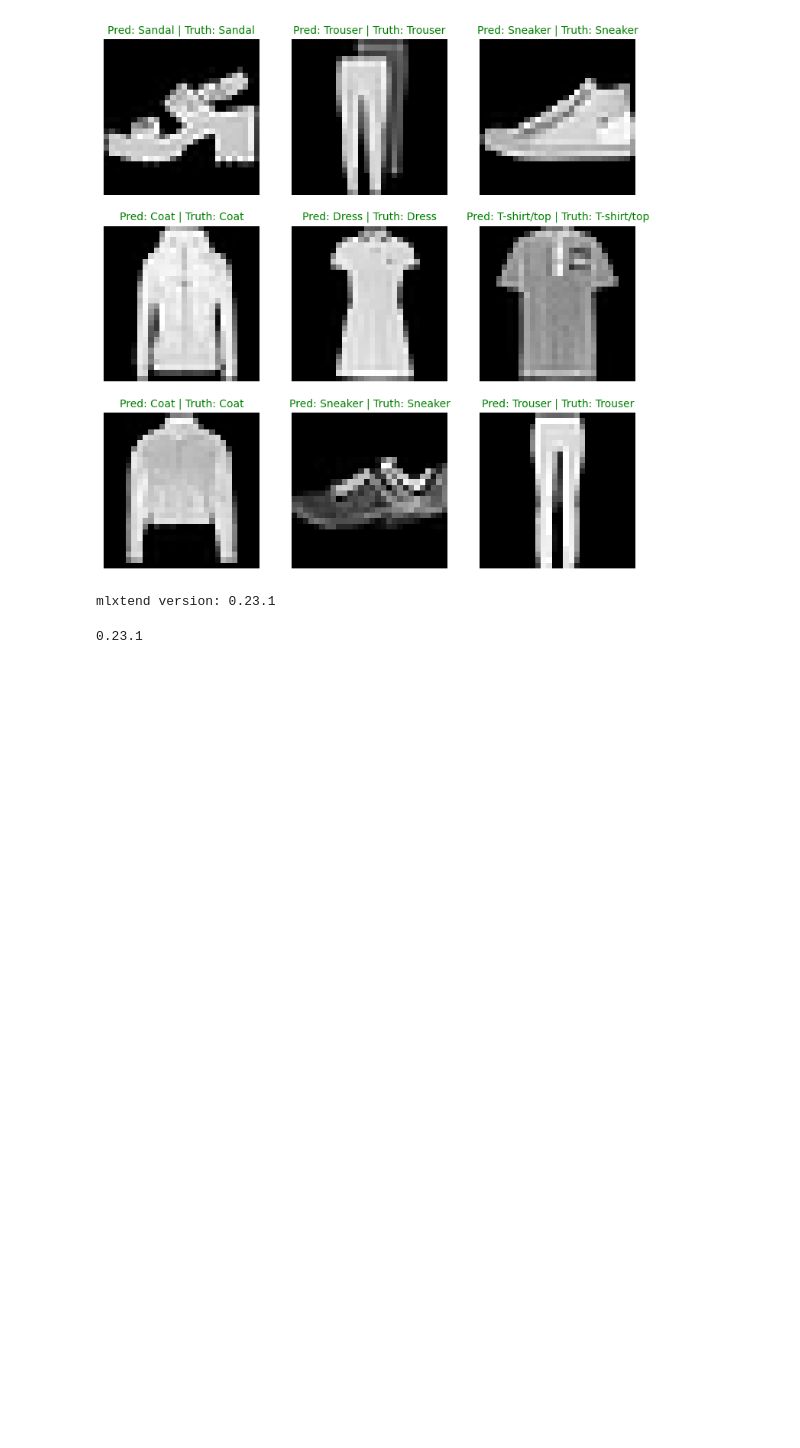
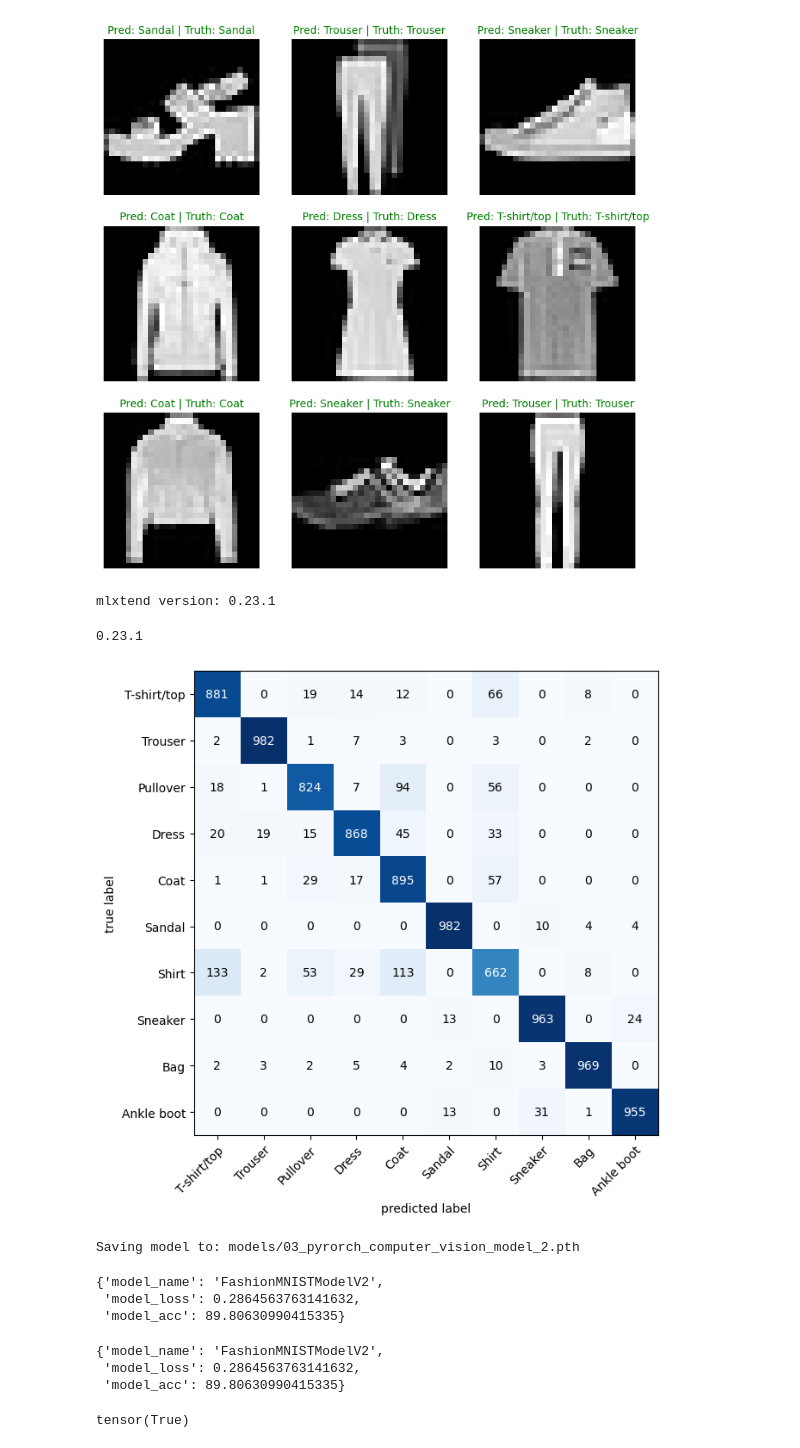
Before and after one commit to Ashes814/learn-pytorch, a Jupyter notebook: 03_pytorch_nn_cv.ipynb, the cells around one changed output. Saved outputs shown, nothing was run; the diff lists cells and outputs as text; code cells hidden in the pictures; blank space fills up the shorter version.

```diff
--- a/03_pytorch_nn_cv.ipynb
+++ b/03_pytorch_nn_cv.ipynb
@@ -921,3 +921,71 @@ print(mlxtend.__version__)
 assert int(mlxtend.__version__.split(".")[1]) >= 19
 # %% [output]
 0.23.1
+# %%
+from torchmetrics import ConfusionMatrix
+from mlxtend.plotting import plot_confusion_matrix
+
+confmat = ConfusionMatrix(num_classes=len(class_names), task="multiclass")
+confmat_tensor = confmat(preds=y_pred_tensor,
+                         target=test_data.targets)
+fig, ax = plot_confusion_matrix(
+            conf_mat = confmat_tensor.numpy(),
+            class_names=class_names,
+            figsize=(10, 7));
+# %% [output]
+[figure, added]
+# %%
+from pathlib import Path
+MODEL_PATH = Path("models")
+MODEL_PATH.mkdir(parents=True,
+                 exist_ok=True)
+
+MODEL_NAME = "03_pyrorch_computer_vision_model_2.pth"
+MODEL_SAVE_PATH = MODEL_PATH / MODEL_NAME
+
+print(f"Saving model to: {MODEL_SAVE_PATH}")
+torch.save(obj=model_2.state_dict(),
+           f=MODEL_SAVE_PATH)
+# %% [output]
+Saving model to: models/03_pyrorch_computer_vision_model_2.pth
+# %%
+# Create a new instance of FashionMNISTModelV2 (the same class as our saved state_dict())
+# Note: loading model will error if the shapes here aren't the same as the saved version
+loaded_model_2 = FashionMNISTModelV2(input_shape=1,
+                                    hidden_units=10, # try changing this to 128 and seeing what happens
+                                    output_shape=10)
+
+# Load in the saved state_dict()
+loaded_model_2.load_state_dict(torch.load(f=MODEL_SAVE_PATH))
+
+# Send model to GPU
+loaded_model_2 = loaded_model_2.to(device)
+# Evaluate loaded model
+torch.manual_seed(42)
+
+loaded_model_2_results = eval_model(
+    model=loaded_model_2,
+    data_loader=test_dataloader,
+    loss_fn=loss_fn,
+    accuracy_fn=accuracy_fn
+)
+
+loaded_model_2_results
+# %% [output]
+{'model_name': 'FashionMNISTModelV2',
+ 'model_loss': 0.2864563763141632,
+ 'model_acc': 89.80630990415335}
+# %%
+model_2_results
+# %% [output]
+{'model_name': 'FashionMNISTModelV2',
+ 'model_loss': 0.2864563763141632,
+ 'model_acc': 89.80630990415335}
+# %%
+# Check to see if results are close to each other (if they are very far away, there may be an error)
+torch.isclose(torch.tensor(model_2_results["model_loss"]),
+              torch.tensor(loaded_model_2_results["model_loss"]),
+              atol=1e-08, # absolute tolerance
+              rtol=0.0001) # relative tolerance
+# %% [output]
+tensor(True)
```
